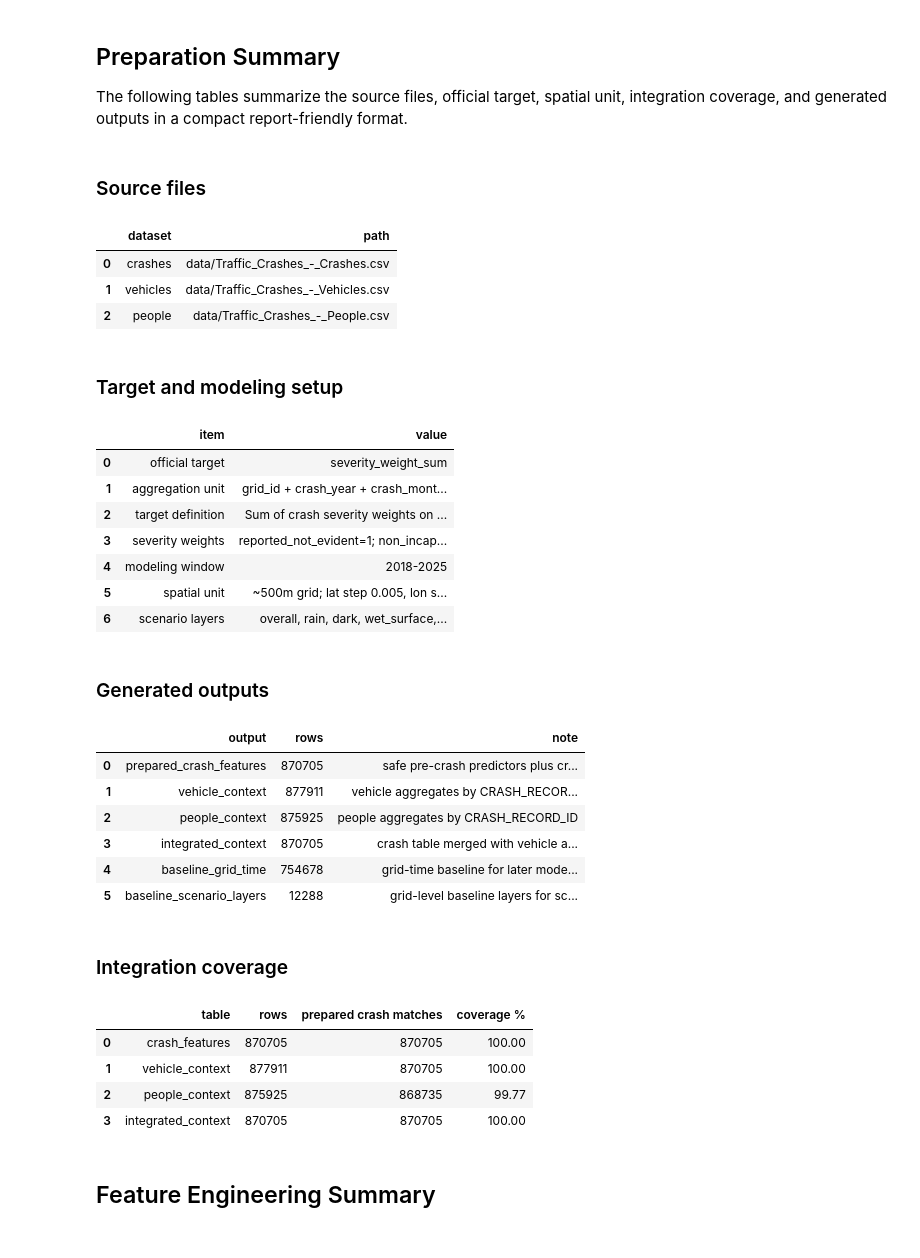
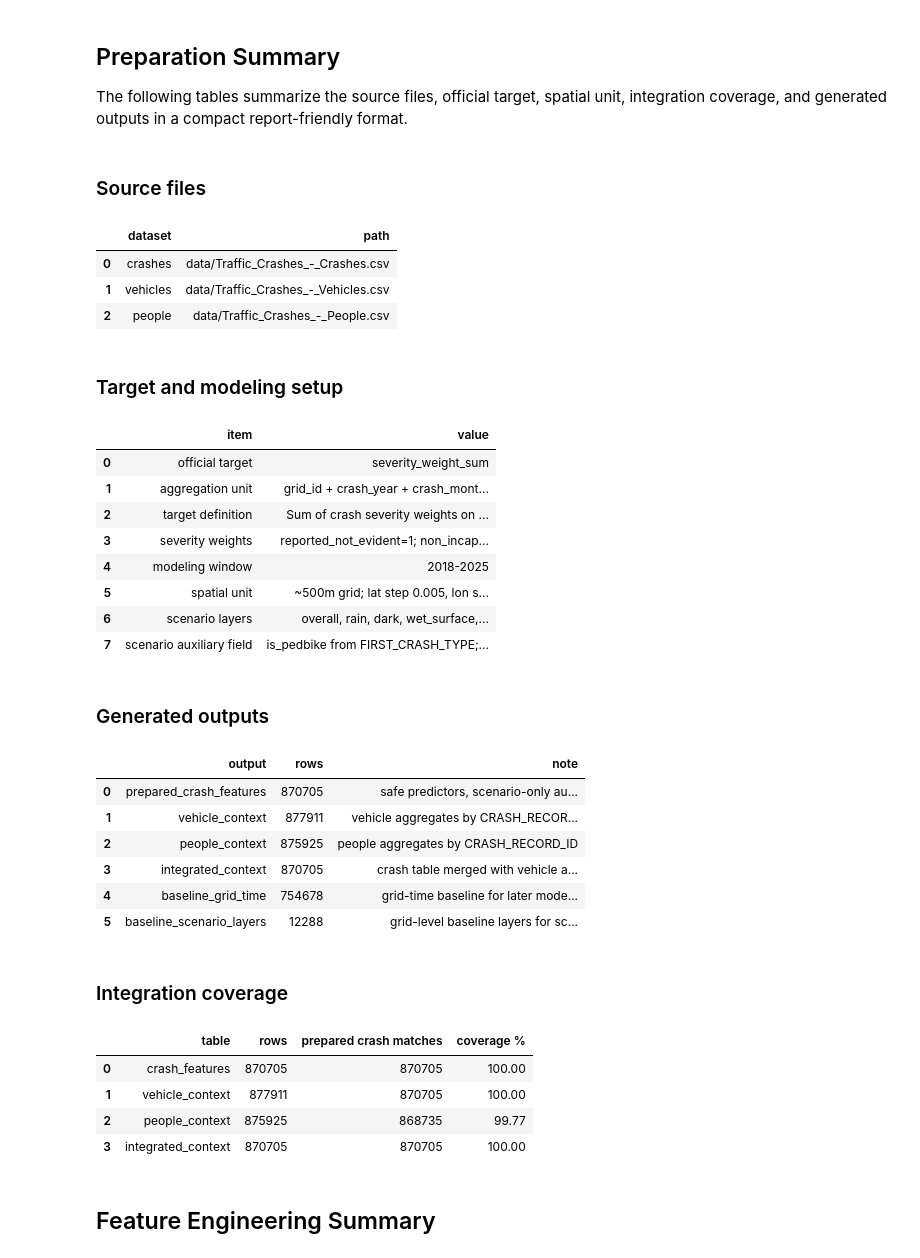
Before and after one commit to resent02/data-mining-project, a Jupyter notebook: crisp_stages/code/phase3/crisp_dm_phase3_data_preparation.ipynb, the cells around one changed output. Cells and saved outputs as stored; diff of their text form; code cells hidden in the pictures.

```diff
--- a/crisp_stages/code/phase3/crisp_dm_phase3_data_preparation.ipynb
+++ b/crisp_stages/code/phase3/crisp_dm_phase3_data_preparation.ipynb
@@ -158,6 +158,10 @@ PREDICTOR_COLUMNS = [
     "is_work_zone",
 ]
 
+SCENARIO_AUXILIARY_COLUMNS = [
+    "is_pedbike",
+]
+
 TARGET_COLUMNS = [
     "injury_crash",
     "serious_injury_crash",
@@ -469,7 +473,7 @@ def load_people_context() -> pd.DataFrame:
 
 
 def build_crash_feature_table(df: pd.DataFrame) -> pd.DataFrame:
-    return df[PREDICTOR_COLUMNS + TARGET_COLUMNS].sort_values(["crash_ts", "CRASH_RECORD_ID"]).reset_index(drop=True)
+    return df[PREDICTOR_COLUMNS + SCENARIO_AUXILIARY_COLUMNS + TARGET_COLUMNS].sort_values(["crash_ts", "CRASH_RECORD_ID"]).reset_index(drop=True)
 
 
 def build_integrated_context_table(crashes: pd.DataFrame, vehicle_context: pd.DataFrame, people_context: pd.DataFrame) -> pd.DataFrame:
@@ -617,8 +621,10 @@ def build_metadata(
         },
         "feature_engineering": {
             "safe_predictor_columns": PREDICTOR_COLUMNS,
+            "scenario_auxiliary_columns": SCENARIO_AUXILIARY_COLUMNS,
             "target_columns": TARGET_COLUMNS,
             "excluded_leakage_columns": LEAKAGE_COLUMNS,
+            "scenario_auxiliary_note": "is_pedbike is derived from FIRST_CRASH_TYPE, retained for scenario profiling and Phase 4 compatibility, and excluded from the safe predictor set.",
         },
         "integration": {
             "vehicle_context_columns": VEHICLE_CONTEXT_COLUMNS,
@@ -724,12 +730,13 @@ target_summary_table = pd.DataFrame(
             ),
         },
         {"item": "scenario layers", "value": ", ".join(metadata["output_summary"]["scenario_names"])},
+        {"item": "scenario auxiliary field", "value": "is_pedbike from FIRST_CRASH_TYPE; retained for scenario profiling and Phase 4 compatibility, not as a safe predictor"},
     ]
 )
 
 output_summary_table = pd.DataFrame(
     [
-        {"output": "prepared_crash_features", "rows": len(crash_features), "note": "safe pre-crash predictors plus crash-level targets"},
+        {"output": "prepared_crash_features", "rows": len(crash_features), "note": "safe predictors, scenario-only auxiliary compatibility fields, and crash-level targets"},
         {"output": "vehicle_context", "rows": len(vehicle_context), "note": "vehicle aggregates by CRASH_RECORD_ID"},
         {"output": "people_context", "rows": len(people_context), "note": "people aggregates by CRASH_RECORD_ID"},
         {"output": "integrated_context", "rows": len(integrated_context), "note": "crash table merged with vehicle and people context"},
@@ -764,36 +771,37 @@ integration_summary = pd.DataFrame(
             "rows": len(integrated_context),
             "prepared crash matches": integrated_match_count,
             "coverage %": round(integrated_match_count / prepared_crash_total * 100, 2),
         },
     ]
 )
 
 display(Markdown("### Source files"))
 display(source_files_table)
 display(Markdown("### Target and modeling setup"))
 display(target_summary_table)
 display(Markdown("### Generated outputs"))
 display(output_summary_table)
 display(Markdown("### Integration coverage"))
 display(integration_summary)
 # %% [output]
 ### Source files
 |  | dataset | path |
 | 0 | crashes | data/Traffic_Crashes_-_Crashes.csv |
 | 1 | vehicles | data/Traffic_Crashes_-_Vehicles.csv |
 | 2 | people | data/Traffic_Crashes_-_People.csv |
 ### Target and modeling setup
 |  | item | value |
 | 0 | official target | severity_weight_sum |
 | 1 | aggregation unit | grid_id + crash_year + crash_mont... |
 | 2 | target definition | Sum of crash severity weights on ... |
 | 3 | severity weights | reported_not_evident=1; non_incap... |
 | 4 | modeling window | 2018-2025 |
 | 5 | spatial unit | ~500m grid; lat step 0.005, lon s... |
 | 6 | scenario layers | overall, rain, dark, wet_surface,... |
+| 7 | scenario auxiliary field | is_pedbike from FIRST_CRASH_TYPE;... |
 ### Generated outputs
 |  | output | rows | note |
-| 0 | prepared_crash_features | 870705 | safe pre-crash predictors plus cr... |
+| 0 | prepared_crash_features | 870705 | safe predictors, scenario-only au... |
 | 1 | vehicle_context | 877911 | vehicle aggregates by CRASH_RECOR... |
 | 2 | people_context | 875925 | people aggregates by CRASH_RECORD_ID |
 | 3 | integrated_context | 870705 | crash table merged with vehicle a... |
```
Also changed, not shown: parts of 7 cells of this notebook, 3 other files.
